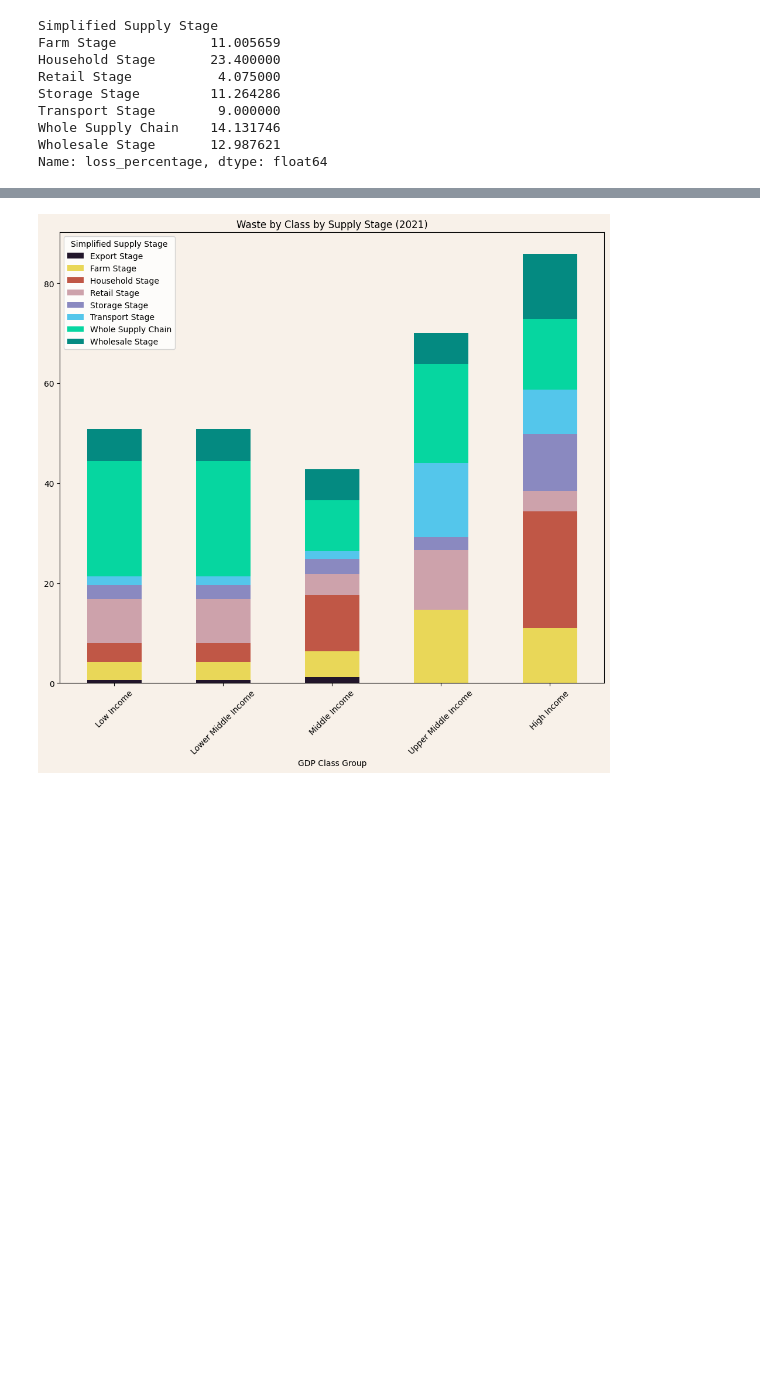
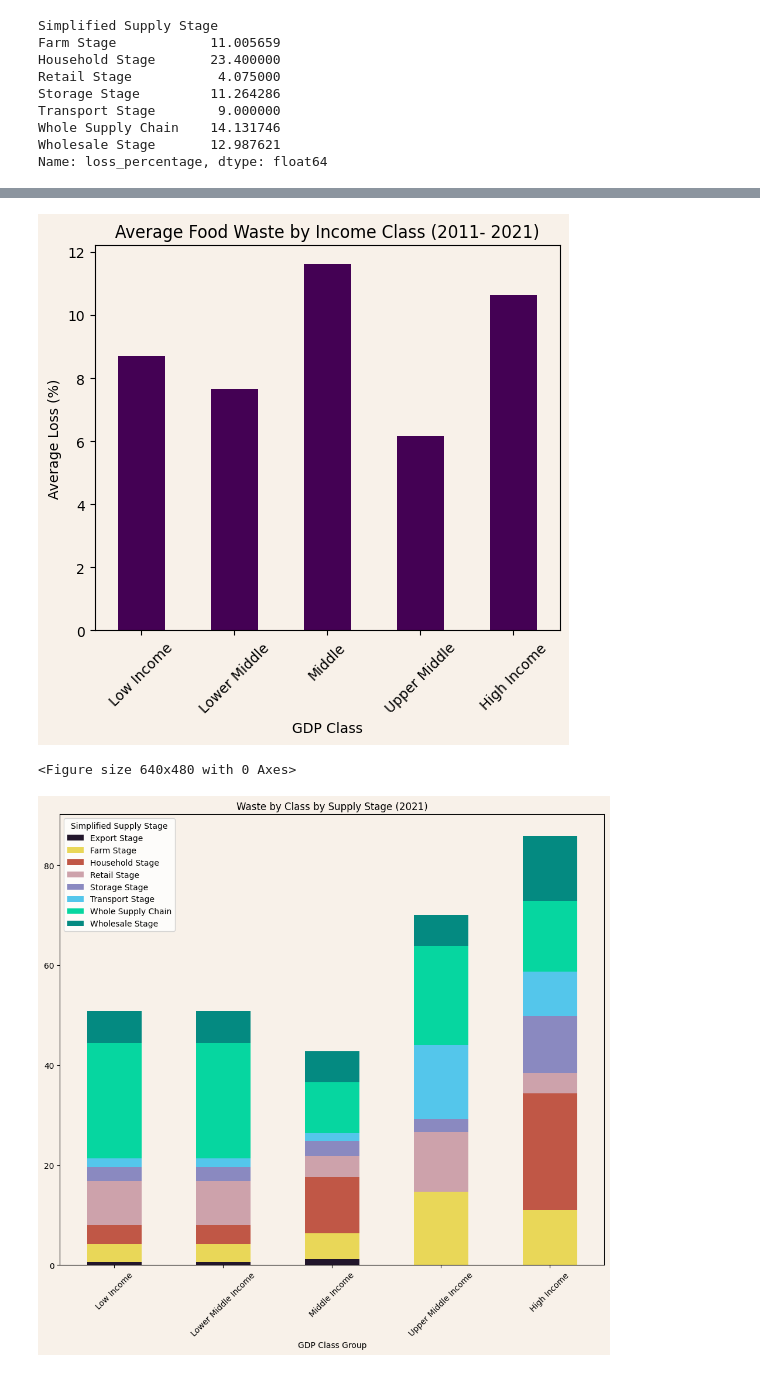
Before and after one commit to alanisrperez/food-waste-patterns, a Jupyter notebook: food-waste-tatyana.ipynb, the cells around one changed output, grey strips where cells are left out. Drawn from its saved outputs; the diff is of its cells as text; code cells hidden in the pictures; blank space fills up the shorter version.

Commit message:
updated graph

```diff
--- a/food-waste-tatyana.ipynb
+++ b/food-waste-tatyana.ipynb
@@ -595,0 +604,3 @@ loss_per_stage_df = loss_per_stage_df.T
+# %%
+average_recent_class = clean_with_gdp.groupby("GDP Class")["average_loss"].mean()
+average_recent_class
@@ -596,2 +615,20 @@ loss_per_stage_df = loss_per_stage_df.T
+# %%
+
+# Show the plot plt.show() plt.tight_layout()
+average_recent_class.plot(kind = "bar", colormap = 'viridis', figsize = (6, 5), xlabel = "GDP Class", ylabel = "Average Loss (%)", title = "Average Food Waste by Income Class (2011- 2021)")
+plt.xticks(rotation=45)
+
+# Change the background color
+plt.gca().set_facecolor('#F8F1E9')  # Set the background color of the plot area
+plt.gcf().set_facecolor('#F8F1E9')  # Set the background color of the fig
+
+# Save the figure
+plt.savefig("Visualizations/loss_by_class_2011-2021.png")
+
+plt.show()
+plt.tight_layout()
+# %% [output]
+[figure, added]
+<Figure size 640x480 with 0 Axes>
 # %%
 # Define your custom color palette
```
Also changed, not shown: parts of 10 cells of this notebook, 1 other file.
